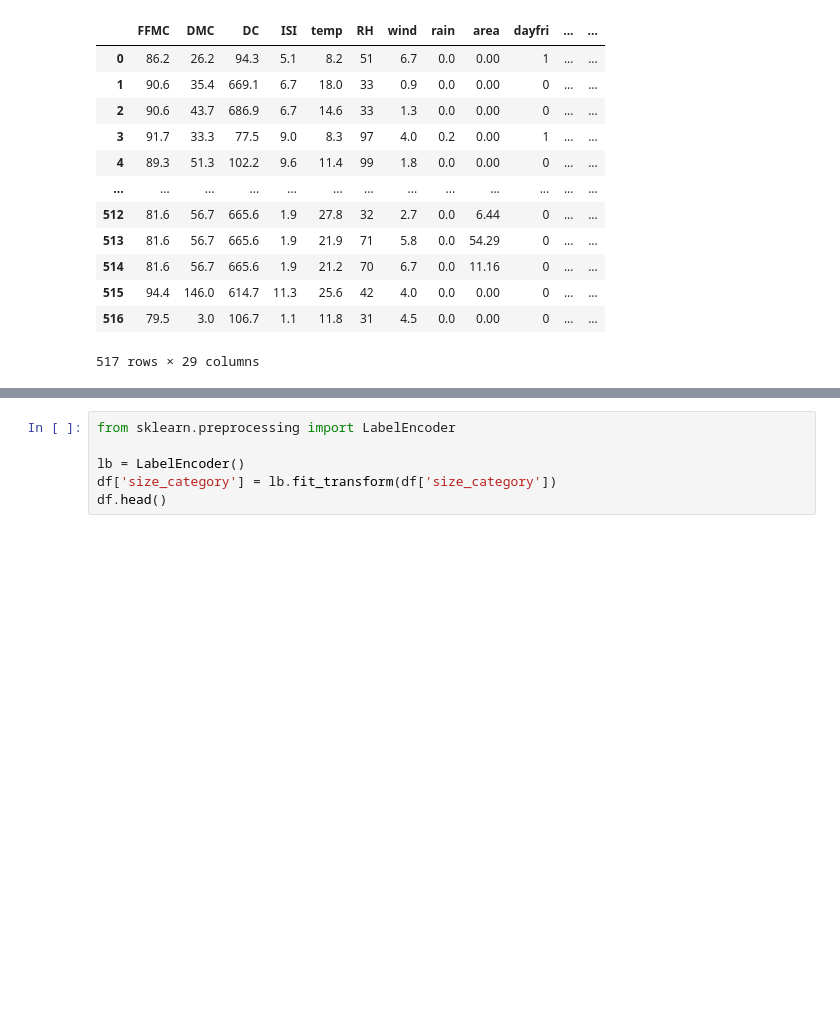
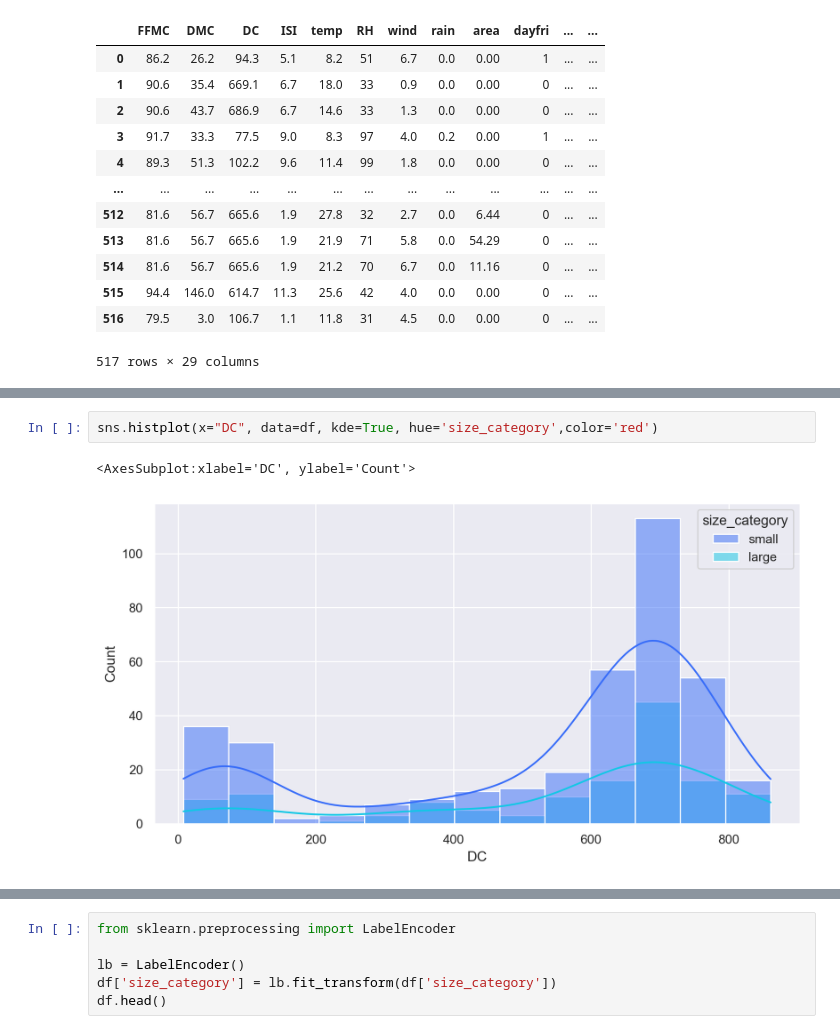
Before and after one commit to Apoorva023/Excelr-Assignment, a Jupyter notebook: SVM/forest_fire SVM.ipynb, the cells around one changed output, grey strips where cells are left out. Saved outputs shown, nothing was run; the diff lists cells and outputs as text; blank space fills up the shorter version.

```diff
--- a/SVM/forest_fire SVM.ipynb
+++ b/SVM/forest_fire SVM.ipynb
@@ -35,0 +87,5 @@ df
+# %%
+sns.histplot(x="DC", data=df, kde=True, hue='size_category',color='red')
+# %% [output]
+<AxesSubplot:xlabel='DC', ylabel='Count'>
+[figure, added]
```
Also changed, not shown: parts of 15 cells of this notebook, 1 other file.
